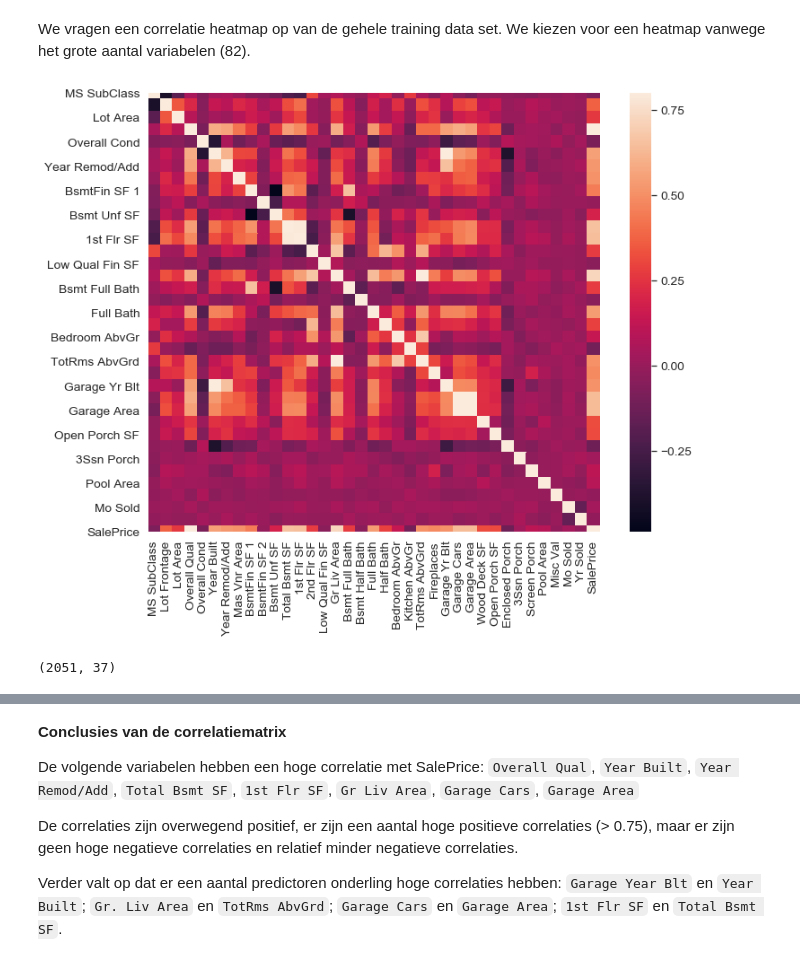
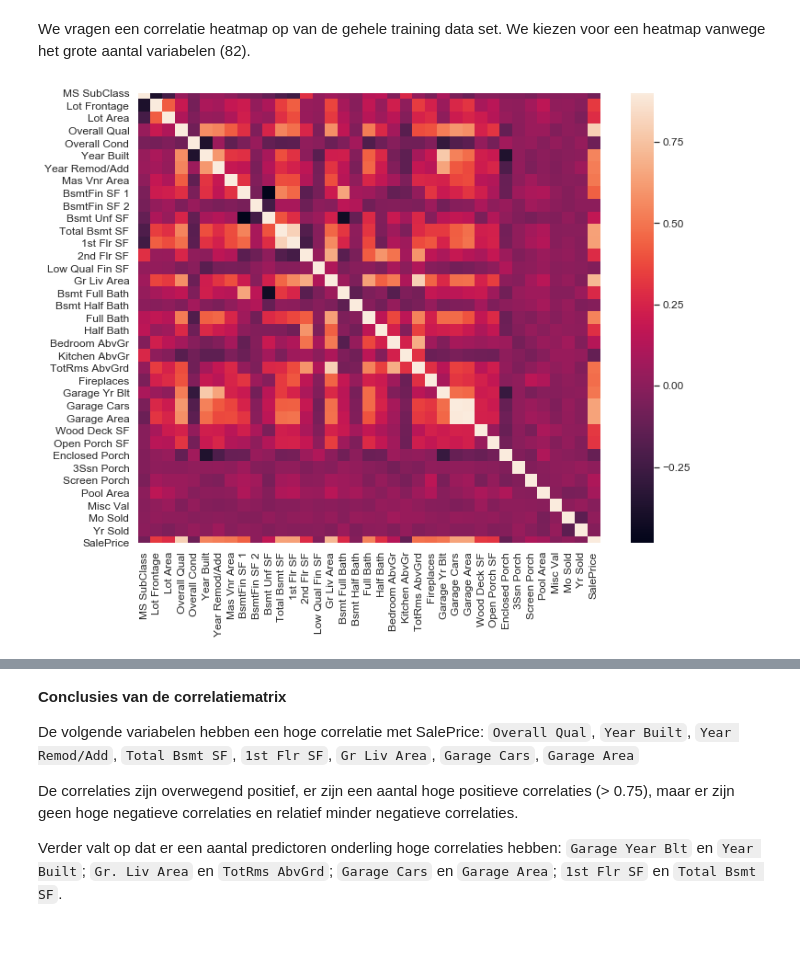
Before and after one commit to kolibrie-eric/JADS, a Jupyter notebook: Ames housing/ames-housing.ipynb, the cells around one changed output, grey strips where cells are left out. Saved outputs shown, nothing was run; the diff lists cells and outputs as text; code cells hidden in the pictures.

```diff
--- a/Ames housing/ames-housing.ipynb
+++ b/Ames housing/ames-housing.ipynb
@@ -297,0 +377,14 @@ traindata.head()
+# %%
+# select categorical columns and numerical columns
+object_columns = list(traindata.select_dtypes(include = np.object))
+numeric_columns = list(traindata.select_dtypes(exclude = np.object))
+
+# Replace missing values for categorical and numerical variables in the training set
+median_numeric_columns = traindata[numeric_columns].median() # to avoid data snooping calculate median on training set only
+traindata.loc[:, object_columns] = traindata.loc[:, object_columns].fillna(value="unknown")
+traindata.loc[:, numeric_columns] = traindata.loc[:, numeric_columns].fillna(value=median_numeric_columns)
+
+# Replace missing values for categorical and numerical variables in the test set
+median_numeric_columns = testdata[numeric_columns].median()
+testdata.loc[:, object_columns] = testdata.loc[:, object_columns].fillna(value="unknown")
+testdata.loc[:, numeric_columns] = testdata.loc[:, numeric_columns].fillna(value=median_numeric_columns)
@@ -462,6 +519,0 @@ We maken opnieuw een train/test data aan.
-# %%
-# Maak training data set en test set.
-from sklearn.model_selection import train_test_split
-
-traindata, testdata = train_test_split(ames, test_size=0.3)
-traindata.info()
@@ -486,13 +520,2 @@ memory usage: 1.0+ MB
 # %% [markdown]
 ## Vervang missende waarden
-# %%
-columns = list(traindata)
-for i in columns:
-    datatype = traindata.dtypes[i]
-    if datatype == "object":
-        traindata[i].fillna('100', inplace = True)
-    else:
-        traindata[i].fillna(traindata[i].median(), inplace = True)
-
-traindata.head()
-#traindata.info()
@@ -507,3 +524,8 @@ traindata.head()
+# %%
+# objects to categorical
+traindata[traindata.select_dtypes(include='object').columns] = traindata.select_dtypes(include='object').astype('category')
+
+testdata[testdata.select_dtypes(include='object').columns] = testdata.select_dtypes(include='object').astype('category')
 # %%
 traindata.info()
 # %% [output]
@@ -529,9 +571,6 @@ We vragen een correlatie heatmap op van de gehele training data set. We kiezen v
 # %%
 corrmat = traindata.corr()
 f, ax = plt.subplots(figsize=(12, 9))
-sns.heatmap(corrmat, vmax=.8, square=True);
-
-# we zouden hier alleen de correlaties tussen continue variabelen moeten opvragen
-# (en evt binair gecodeerde 0,1 variabelen).
+sns.heatmap(corrmat, vmax=.9, square=True);
 # %% [output]
-[figure, old version]
+[figure, new version]
@@ -540,4 +576,0 @@ traindata_numeric = traindata.select_dtypes(exclude=[np.object])
-# %%
-traindata_numeric.shape
-# %% [output]
-(2051, 37)
```
Also changed, not shown: parts of 60 cells of this notebook.
